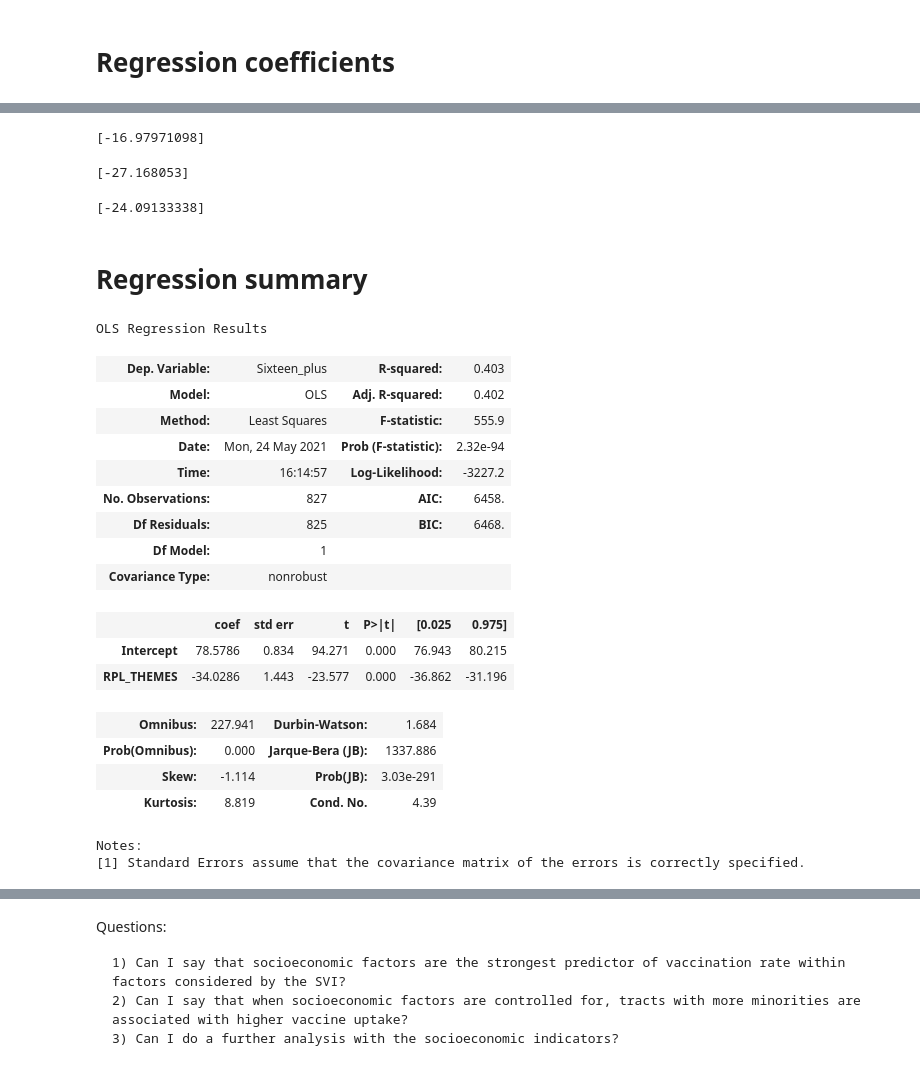
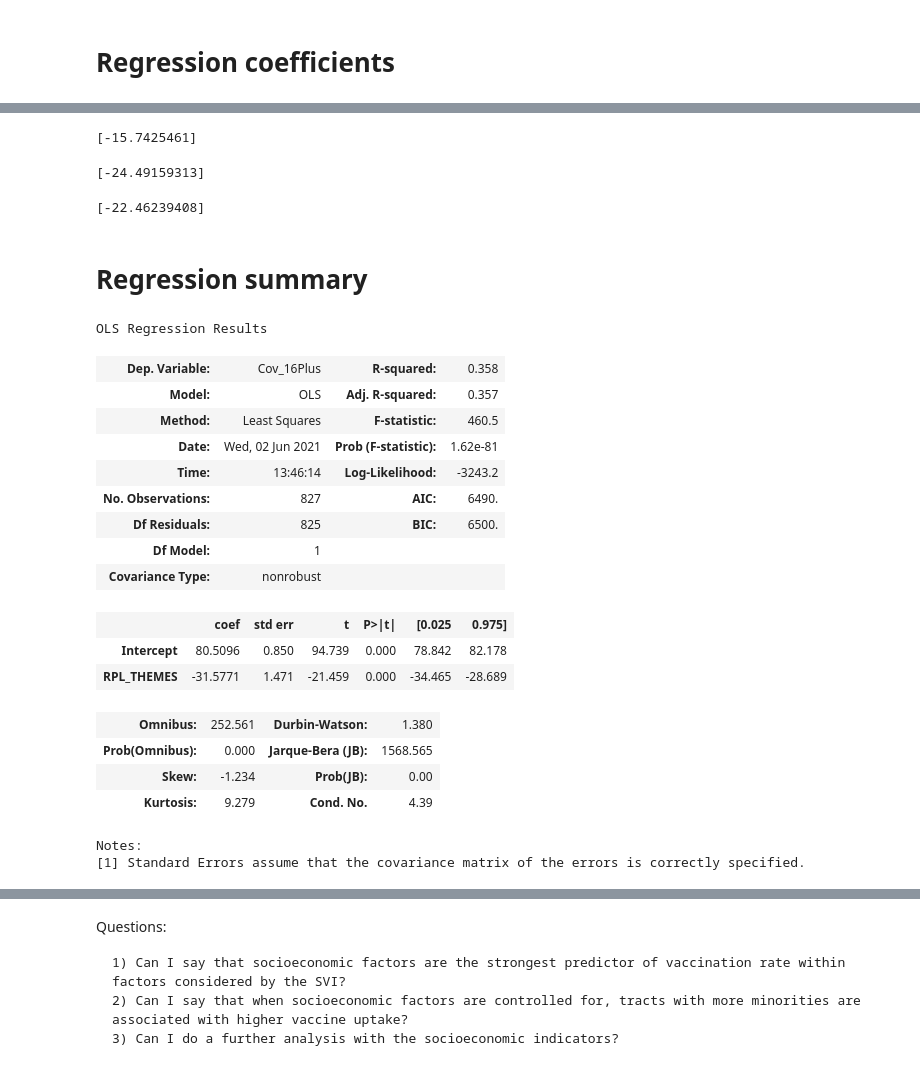
Before and after one commit to kpananjady/SVI_component_analysis, a Jupyter notebook: SVI characteristics .ipynb, the cells around one changed output, grey strips where cells are left out. Saved outputs shown, nothing was run; the diff lists cells and outputs as text; code cells hidden in the pictures.

```diff
--- a/SVI characteristics .ipynb
+++ b/SVI characteristics .ipynb
@@ -40,6 +45,7 @@ df_ct_svi_themes = df_ct_svi[['FIPS','RPL_THEME1','RPL_THEME2','RPL_THEME3','RPL
 # %%
 #CT vaccination data
-df_vax_ct = pd.read_csv('COVID-19_Vaccinations_by_Census_Tract (1).csv')
+#df_vax_ct = pd.read_csv('COVID-19_Vaccinations_by_Census_Tract (5).csv')
+df_vax_ct = pd.read_csv('COVP Coverage by Census Tract_  Ages 16 and Up (5).csv')
 # %%
 #looks like we're missing a Census tract in the overall
 len(df_ct_svi_themes),len(df_vax_ct)
@@ -179,7 +206,8 @@ df_final_svi_not_suppressed_4[['Sixteen_plus','RPL_THEME4']].corr()
 # Variable isolation for regression analysis
 # %%
 #overall vaccination rate, SVI themes, overall SVI
-df_final_final = df_final[['Sixteen_plus','RPL_THEMES','RPL_THEME1','RPL_THEME2','RPL_THEME3','RPL_THEME4']]
+#df_final_final = df_final[['Sixteen_plus','RPL_THEMES','RPL_THEME1','RPL_THEME2','RPL_THEME3','RPL_THEME4']]
+df_final_final = df_final[['Cov_16Plus','RPL_THEMES','RPL_THEME1','RPL_THEME2','RPL_THEME3','RPL_THEME4']]
 # %%
 #checking that all datatypes are numbers
 df_final_final.dtypes
@@ -241,57 +271,57 @@ print(estimates)
 #Household composition and disability
 regression_model = LinearRegression()
 training_data = df_final_for_regression[['RPL_THEME2']]
-target_values = df_final_for_regression["Sixteen_plus"]
+target_values = df_final_for_regression["Cov_16Plus"]
 regression_model.fit(training_data, target_values)
 estimates = regression_model.coef_
 print(estimates)
 # %% [output]
-[-16.97971098]
+[-15.7425461]
 # %%
 #Minority status and language
 regression_model = LinearRegression()
 training_data = df_final_for_regression[['RPL_THEME3']]
-target_values = df_final_for_regression["Sixteen_plus"]
+target_values = df_final_for_regression["Cov_16Plus"]
 regression_model.fit(training_data, target_values)
 estimates = regression_model.coef_
 print(estimates)
 # %% [output]
-[-27.168053]
+[-24.49159313]
 # %%
 #Housing type and transportation
 regression_model = LinearRegression()
 training_data = df_final_for_regression[['RPL_THEME4']]
-target_values = df_final_for_regression["Sixteen_plus"]
+target_values = df_final_for_regression["Cov_16Plus"]
 regression_model.fit(training_data, target_values)
 estimates = regression_model.coef_
 print(estimates)
 # %% [output]
-[-24.09133338]
+[-22.46239408]
 # %% [markdown]
 # Regression summary
 # %%
 #Sixteen plus with overall SVI
-vaccination_model = ols("""Sixteen_plus ~ RPL_THEMES""", data=df_final_for_regression).fit()
+vaccination_model = ols("""Cov_16Plus ~ RPL_THEMES""", data=df_final_for_regression).fit()
 # summarize our model
 vaccination_model.summary()
 # %% [output]
 OLS Regression Results
-| Dep. Variable: | Sixteen_plus | R-squared: | 0.403 |
-| Model: | OLS | Adj. R-squared: | 0.402 |
-| Method: | Least Squares | F-statistic: | 555.9 |
-| Date: | Mon, 24 May 2021 | Prob (F-statistic): | 2.32e-94 |
-| Time: | 16:14:57 | Log-Likelihood: | -3227.2 |
-| No. Observations: | 827 | AIC: | 6458. |
-| Df Residuals: | 825 | BIC: | 6468. |
+| Dep. Variable: | Cov_16Plus | R-squared: | 0.358 |
+| Model: | OLS | Adj. R-squared: | 0.357 |
+| Method: | Least Squares | F-statistic: | 460.5 |
+| Date: | Wed, 02 Jun 2021 | Prob (F-statistic): | 1.62e-81 |
+| Time: | 13:46:14 | Log-Likelihood: | -3243.2 |
+| No. Observations: | 827 | AIC: | 6490. |
+| Df Residuals: | 825 | BIC: | 6500. |
 | Df Model: | 1 |  |  |
 | Covariance Type: | nonrobust |  |  |
 |  | coef | std err | t | P>|t| | [0.025 | 0.975] |
-| Intercept | 78.5786 | 0.834 | 94.271 | 0.000 | 76.943 | 80.215 |
-| RPL_THEMES | -34.0286 | 1.443 | -23.577 | 0.000 | -36.862 | -31.196 |
+| Intercept | 80.5096 | 0.850 | 94.739 | 0.000 | 78.842 | 82.178 |
+| RPL_THEMES | -31.5771 | 1.471 | -21.459 | 0.000 | -34.465 | -28.689 |
-| Omnibus: | 227.941 | Durbin-Watson: | 1.684 |
-| Prob(Omnibus): | 0.000 | Jarque-Bera (JB): | 1337.886 |
-| Skew: | -1.114 | Prob(JB): | 3.03e-291 |
-| Kurtosis: | 8.819 | Cond. No. | 4.39 |
+| Omnibus: | 252.561 | Durbin-Watson: | 1.380 |
+| Prob(Omnibus): | 0.000 | Jarque-Bera (JB): | 1568.565 |
+| Skew: | -1.234 | Prob(JB): | 0.00 |
+| Kurtosis: | 9.279 | Cond. No. | 4.39 |
 Notes:
 [1] Standard Errors assume that the covariance matrix of the errors is correctly specified.
 # %%
```
Also changed, not shown: parts of 25 cells of this notebook.
